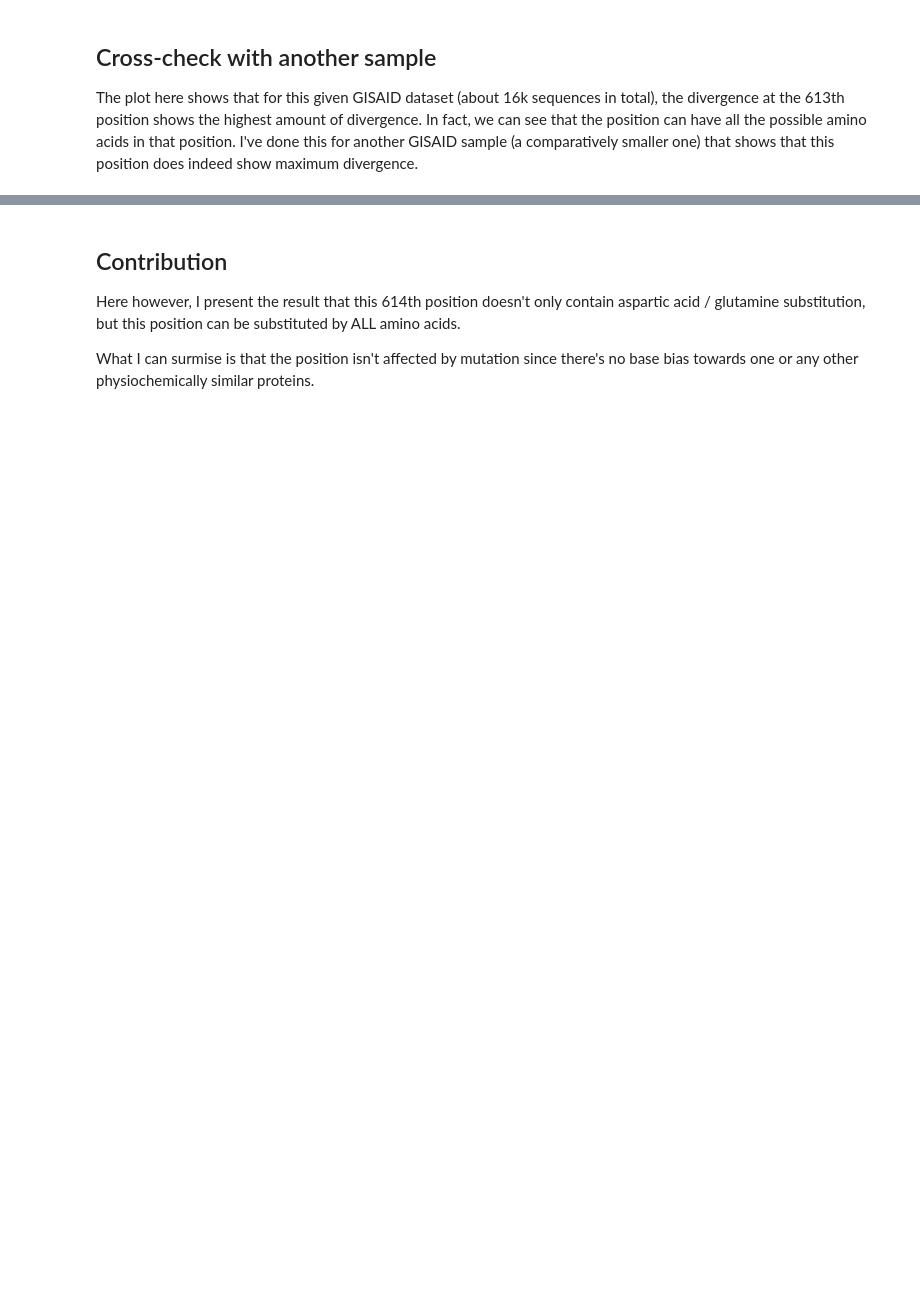
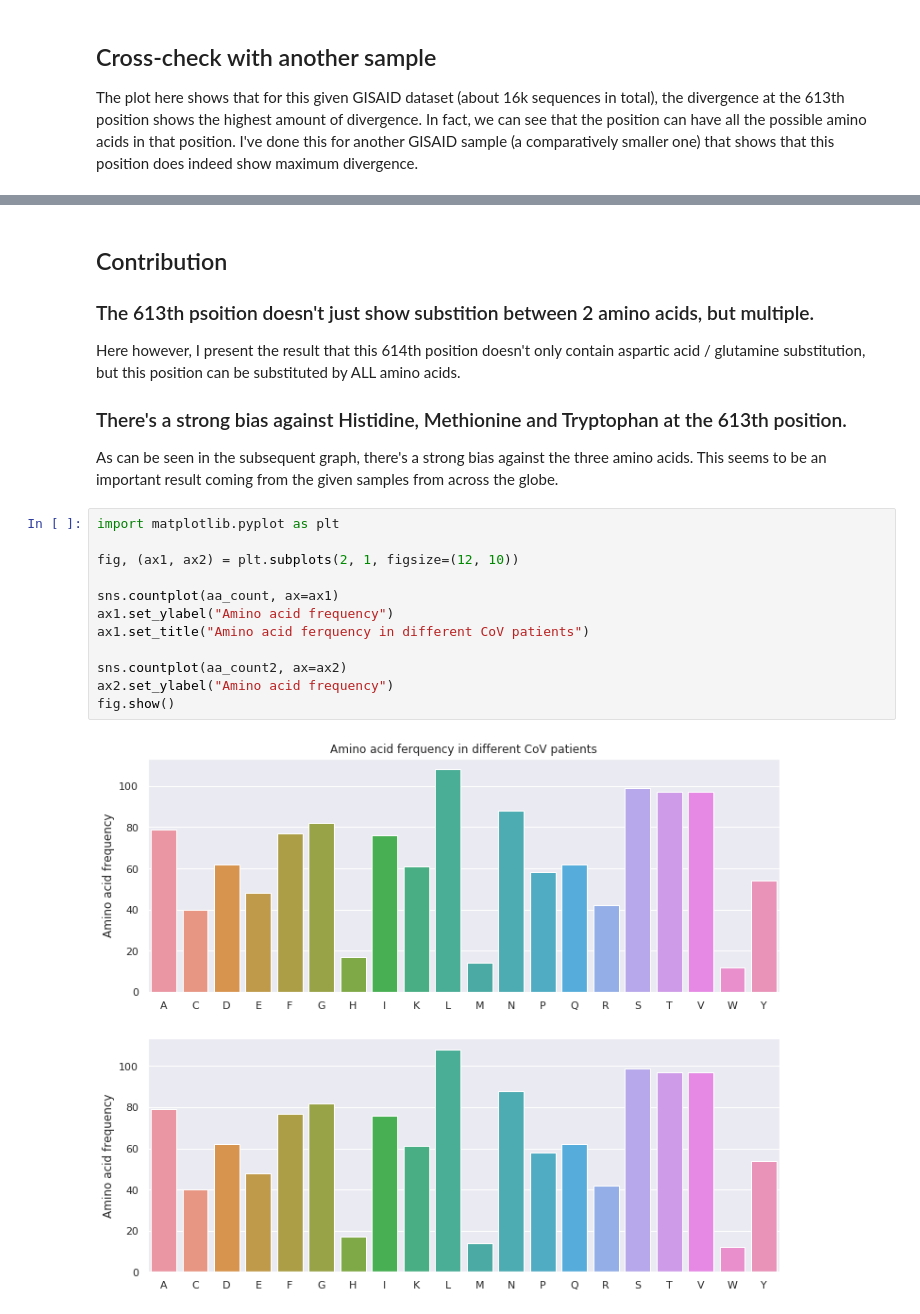
Before and after one commit to nadzhou/CoVPeek, a Jupyter notebook: notebooks/variation_parser.ipynb, the cells around one changed output, grey strips where cells are left out. Drawn from its saved outputs; the diff is of its cells as text; blank space fills up the shorter version.

Commit message:
After the pull, added the frequency table

```diff
--- a/notebooks/variation_parser.ipynb
+++ b/notebooks/variation_parser.ipynb
@@ -58,5 +57,21 @@ Seems like this 614th position (I start with 0, so mine is 613) is not new. This
 # %% [markdown]
 ## Contribution
+### The 613th psoition doesn't just show substition between 2 amino acids, but multiple.
 Here however, I present the result that this 614th position doesn't only contain aspartic acid / glutamine substitution, but this position can be substituted by ALL amino acids.
 
-What I can surmise is that the position isn't affected by mutation since there's no base bias towards one or any other physiochemically similar proteins.
+### There's a strong bias against Histidine, Methionine and Tryptophan at the 613th position.
+As can be seen in the subsequent graph, there's a strong bias against the three amino acids. This seems to be an important result coming from the given samples from across the globe.
+# %%
+import matplotlib.pyplot as plt
+
+fig, (ax1, ax2) = plt.subplots(2, 1, figsize=(12, 10))
+
+sns.countplot(aa_count, ax=ax1)
+ax1.set_ylabel("Amino acid frequency")
+ax1.set_title("Amino acid ferquency in different CoV patients")
+
+sns.countplot(aa_count2, ax=ax2)
+ax2.set_ylabel("Amino acid frequency")
+fig.show()
+# %% [output]
+[figure, added]
```
Also changed, not shown: parts of 4 cells of this notebook, 2 other files.
